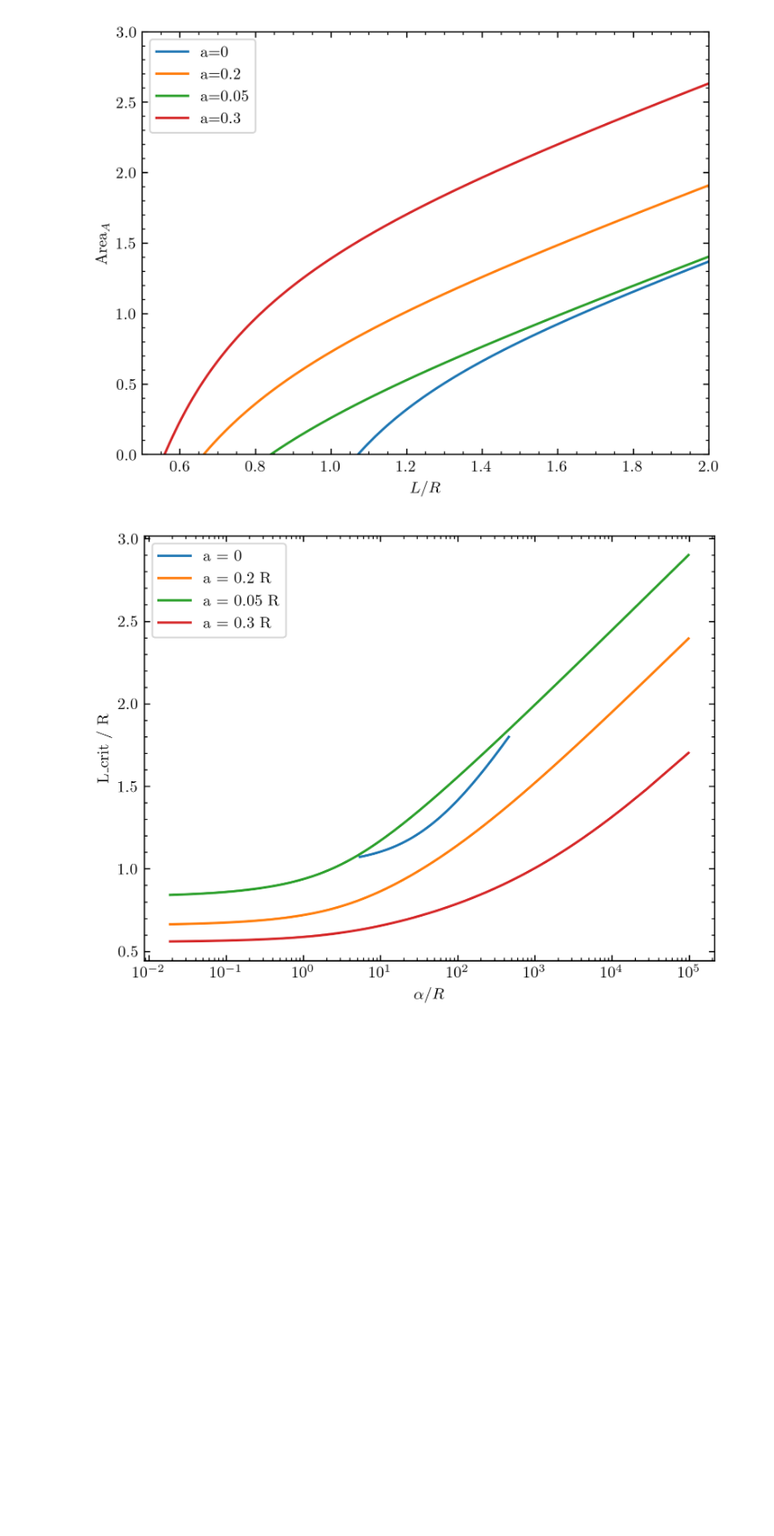
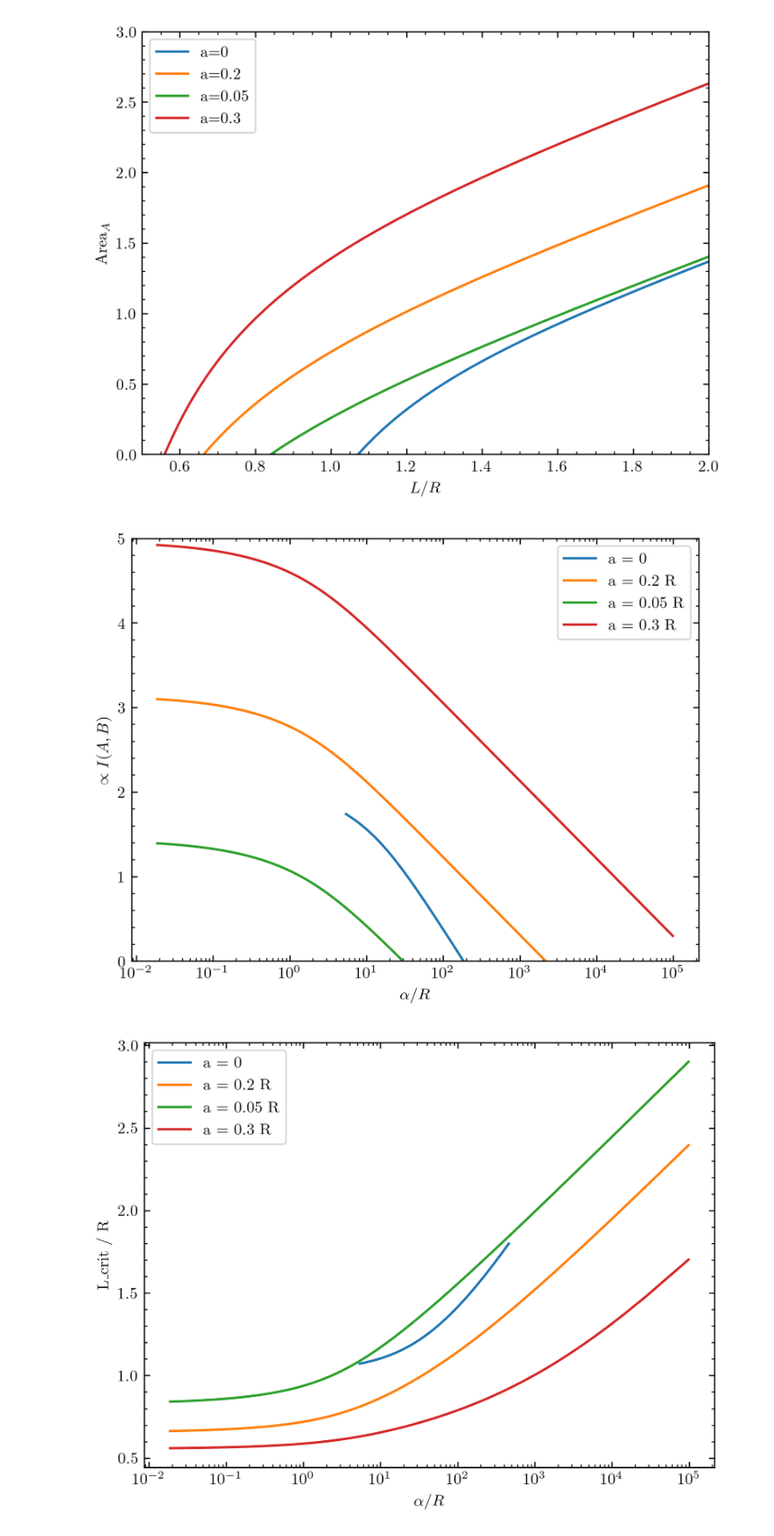
Before and after one commit to Bkorotko03/HoloProj, a Jupyter notebook: combShock260331.ipynb, the cells around one changed output. Shown at 88% size. Saved outputs shown, nothing was run; the diff lists cells and outputs as text; code cells hidden in the pictures; blank space fills up the shorter version.

```diff
--- a/combShock260331.ipynb
+++ b/combShock260331.ipynb
@@ -131,5 +132,24 @@ plt.savefig('combFigs/unArea.pdf',format='pdf')
 # %% [output]
 [figure]
+# %%
+idx = 150
+cMutInf = 2*cunArea[idx] - careaInt[cmask]
+ncMutInf = 2*ncunArea[idx] - ncareaInt[ncmask]
+ncMutInf2 = 2*ncunArea2[idx] - ncareaInt[ncmask]
+ncMutInf3 = 2*ncunArea3[idx] - ncareaInt[ncmask]
+plt.plot(calphagrid[cmask],cMutInf,label=r'a = 0')
+plt.plot(ncalphagrid[ncmask],ncMutInf,label=r'a = 0.2 R')
+plt.plot(ncalphagrid[ncmask],ncMutInf2,label=r'a = 0.05 R')
+plt.plot(ncalphagrid[ncmask],ncMutInf3,label=r'a = 0.3 R')
+plt.ylim(0,5)
+plt.ylabel(r'$\propto I(A,B)$')
+plt.xlabel(r'$\alpha / R$')
+plt.semilogx()
+plt.legend()
+# plt.savefig('combFigs/mutInf.pdf',format='pdf')
+plt.show()
+# %% [output]
+[figure, added]
 # %%
 cLCArr = sf.LCritFunc(cLvsrminarr,calphagrid[cmask],cunArea,careaInt[cmask])
 ncLCArr = sf.LCritFunc(adjncLvsrminarr,ncalphagrid[ncmask],ncunArea,ncareaInt[ncmask])
```
Also changed, not shown: parts of 6 cells of this notebook, 2 other files.
